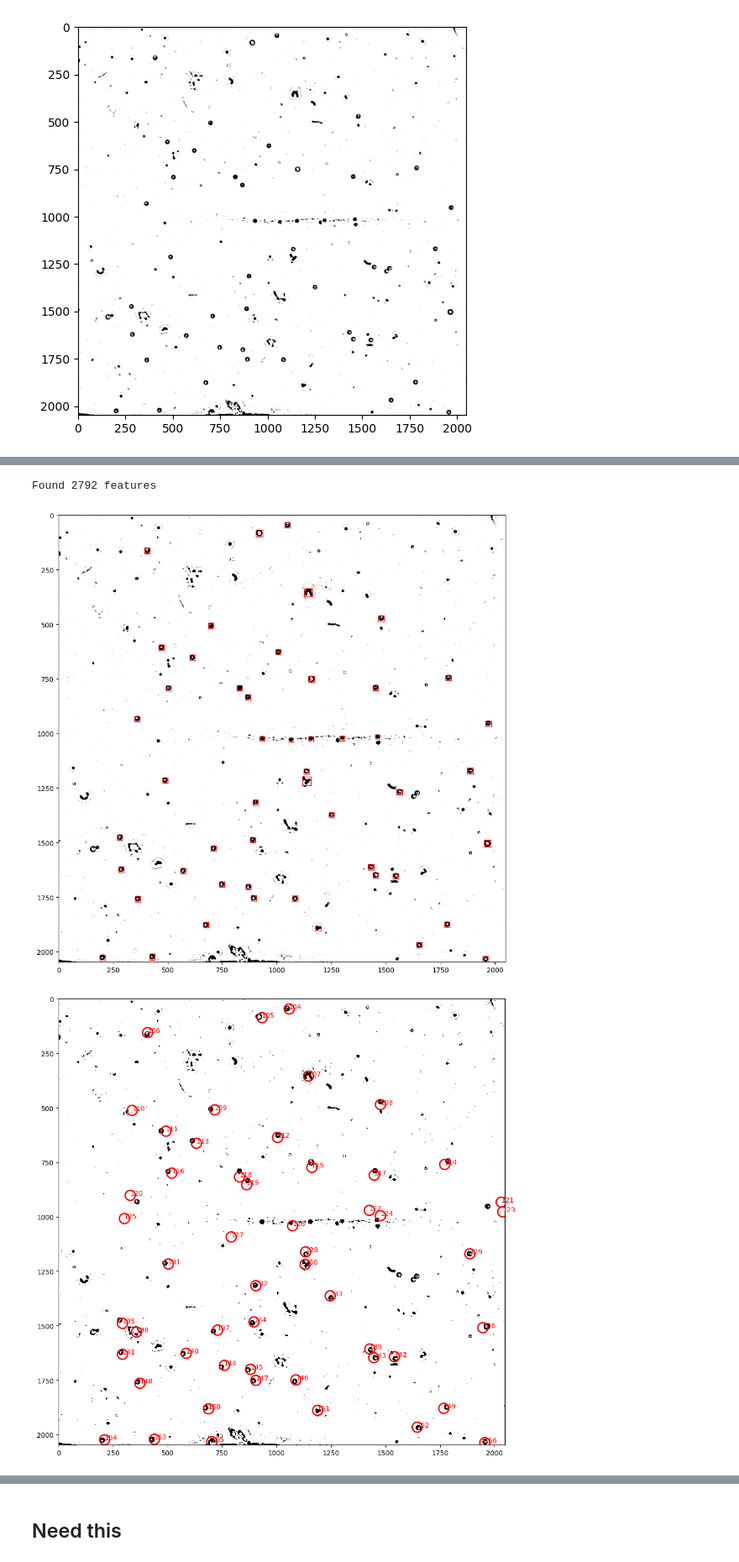
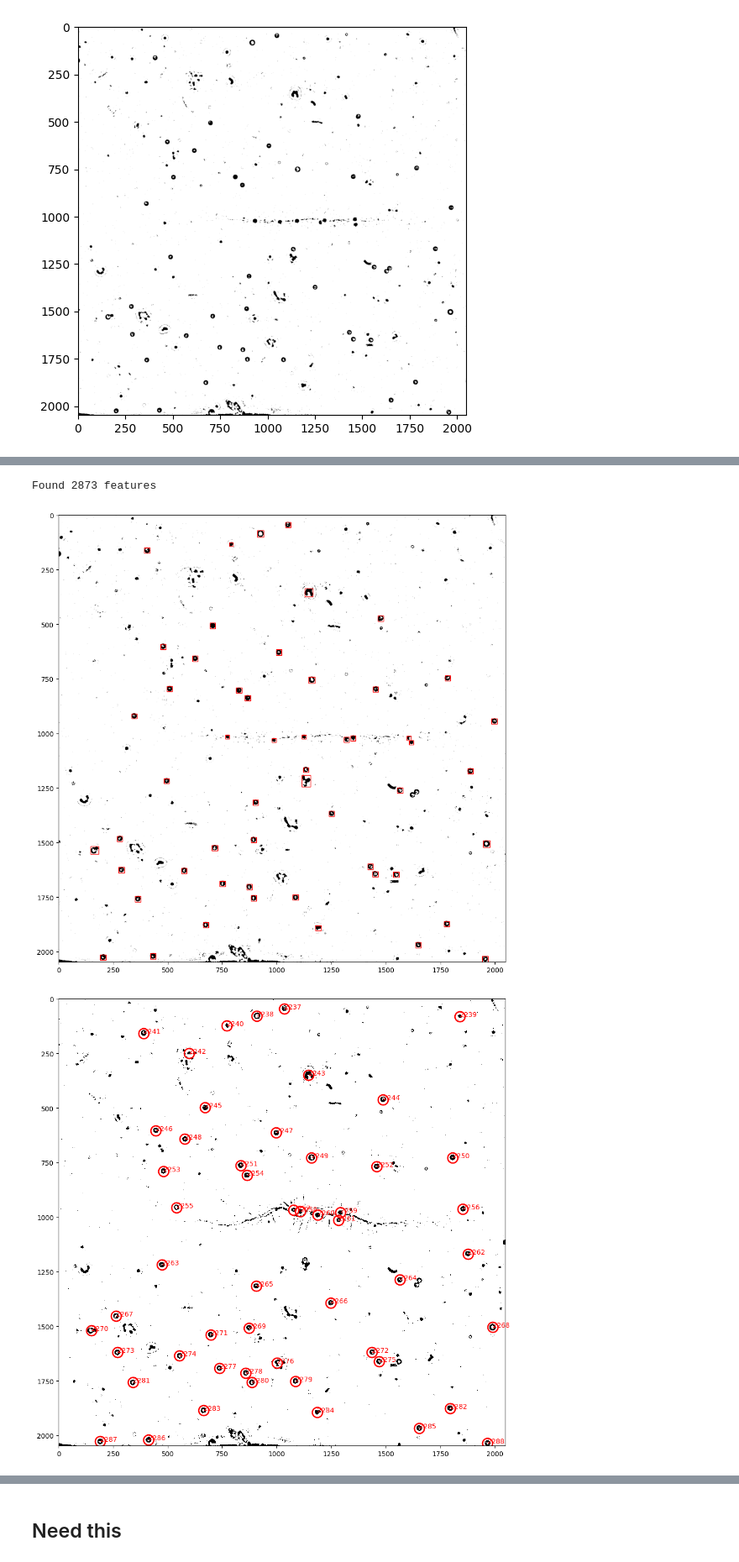
Before and after one commit to shichenliu97/active-matters-programmed-phase-transition, a Jupyter notebook: analysis/figure_2_stokes.ipynb, the cells around one changed output, grey strips where cells are left out. Shown at 84% size. Cells and saved outputs as stored; diff of their text form; code cells hidden in the pictures.

```diff
--- a/analysis/figure_2_stokes.ipynb
+++ b/analysis/figure_2_stokes.ipynb
@@ -114,5 +64,5 @@ plt.imshow(frames_thresh[20]);
 # %%
-img_example = frames_thresh[20]
+img_example = frames_thresh[15]
 
 # Label elements on the picture
 white = 255
@@ -122,13 +72,13 @@ fig, ax = plt.subplots(ncols=1, nrows=1, figsize=(12, 12))
 ax.imshow(img_example)
 for region in skimage.measure.regionprops(label_image, intensity_image=img_example):
     # Everywhere, skip small and large areas
-    if region.area < 300 or region.area > 1200:
+    if region.area < 200 or region.area > 1200:
         continue
     # Only black areas
     if region.mean_intensity > 1:
         continue
     # On the top, skip small area with a second threshold
-    if region.centroid[0] > 1200 and region.area < 300:
+    if region.centroid[0] > 1200 and region.area < 200:
         continue
     # Skip non-rounded features using eccentricity
     max_eccentricity = 0.8  # Adjust this threshold as needed
@@ -142,8 +92,8 @@ for region in skimage.measure.regionprops(label_image, intensity_image=img_examp
 
     ax.add_patch(rect)
 # %% [output]
-Found 2792 features
+Found 2873 features
-[figure, old version]
+[figure, new version]
 # %%
 
 def filter_regions(num, img):
@@ -159,9 +109,9 @@ def filter_regions(num, img):
         }
         for region in regions
         if (
-            300 <= region.area <= 1200 and
+            200 <= region.area <= 1200 and
             region.mean_intensity <= 1 and
-            not (region.centroid[0] > 1200 and region.area < 300) and
+            not (region.centroid[0] > 1200 and region.area < 200) and
             region.eccentricity <= 0.8
         )
     ]
@@ -174,30 +124,30 @@ features = pd.DataFrame([item for sublist in filtered_regions_list for item in s
 # %%
 def plot_features_with_labels(frame, features_df, image):
     """
     This function annotates each detected feature with its ID on the plot.
 
     Parameters:
     frame: The number of the frame you want to plot.
     features_df: A pandas DataFrame that contains the features detected by trackpy.
     image: The image you want to plot the features on.
     """
     # Create a new DataFrame that only contains the features in the frame you're interested in
     frame_features = features_df[features_df.frame==frame]
 
     fig, ax = plt.subplots(figsize=(12, 12))
     ax.imshow(image)
     tp.annotate(frame_features, image, ax=ax)
 
     # Annotate the ID of each feature
     for index, feature in frame_features.iterrows():
         ax.text(feature.x, feature.y, str(index), color='red')
 
     plt.show()
 
+id_example = 40
+img_example = frames_thresh[id_example+1]
 
-# Then you would use it like this:
-id_example = 1
 plot_features_with_labels(id_example+1, features, img_example)
 # %% [output]
-[figure, old version]
+[figure, new version]
 # %%
```
Also changed, not shown: parts of 58 cells of this notebook.
